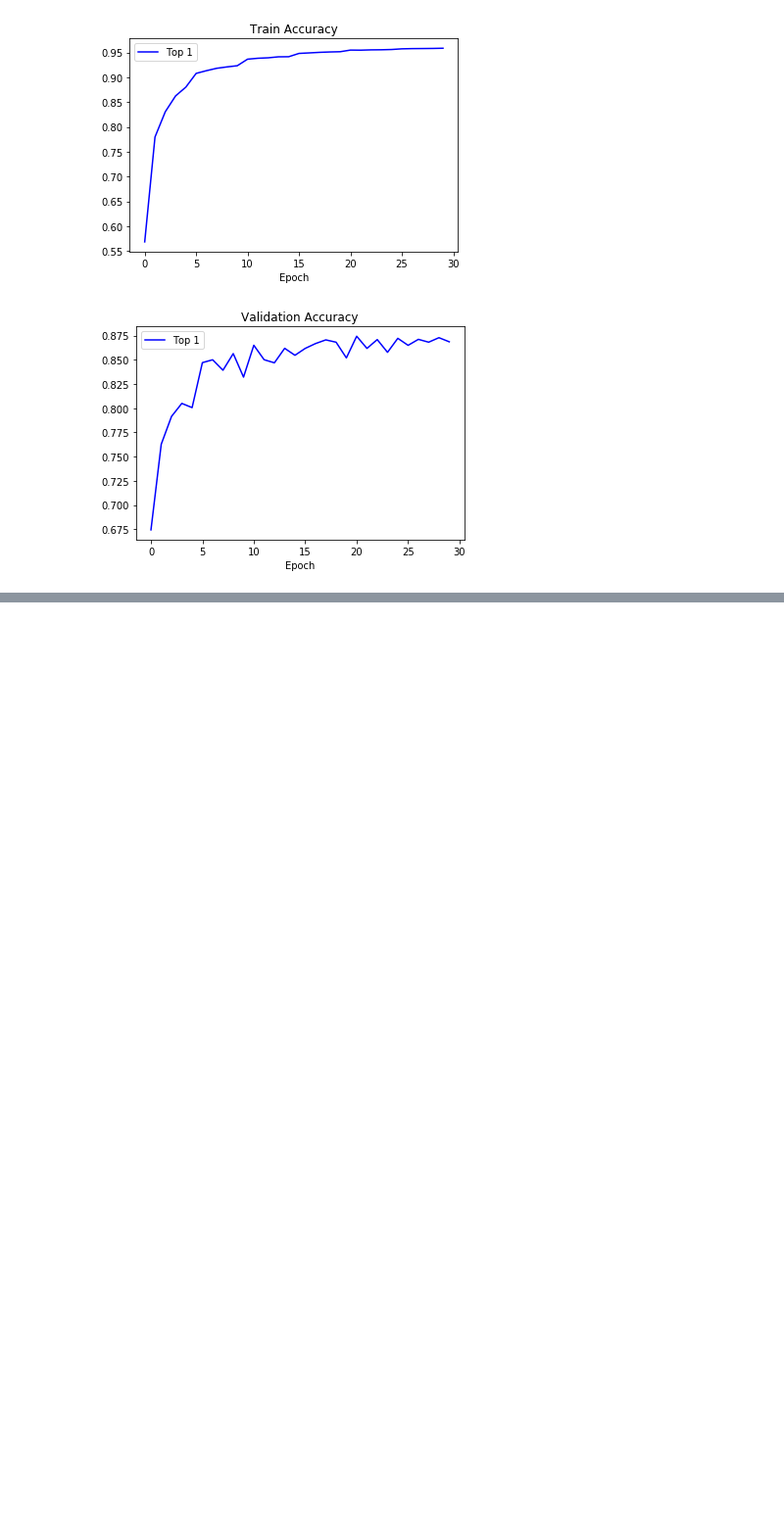
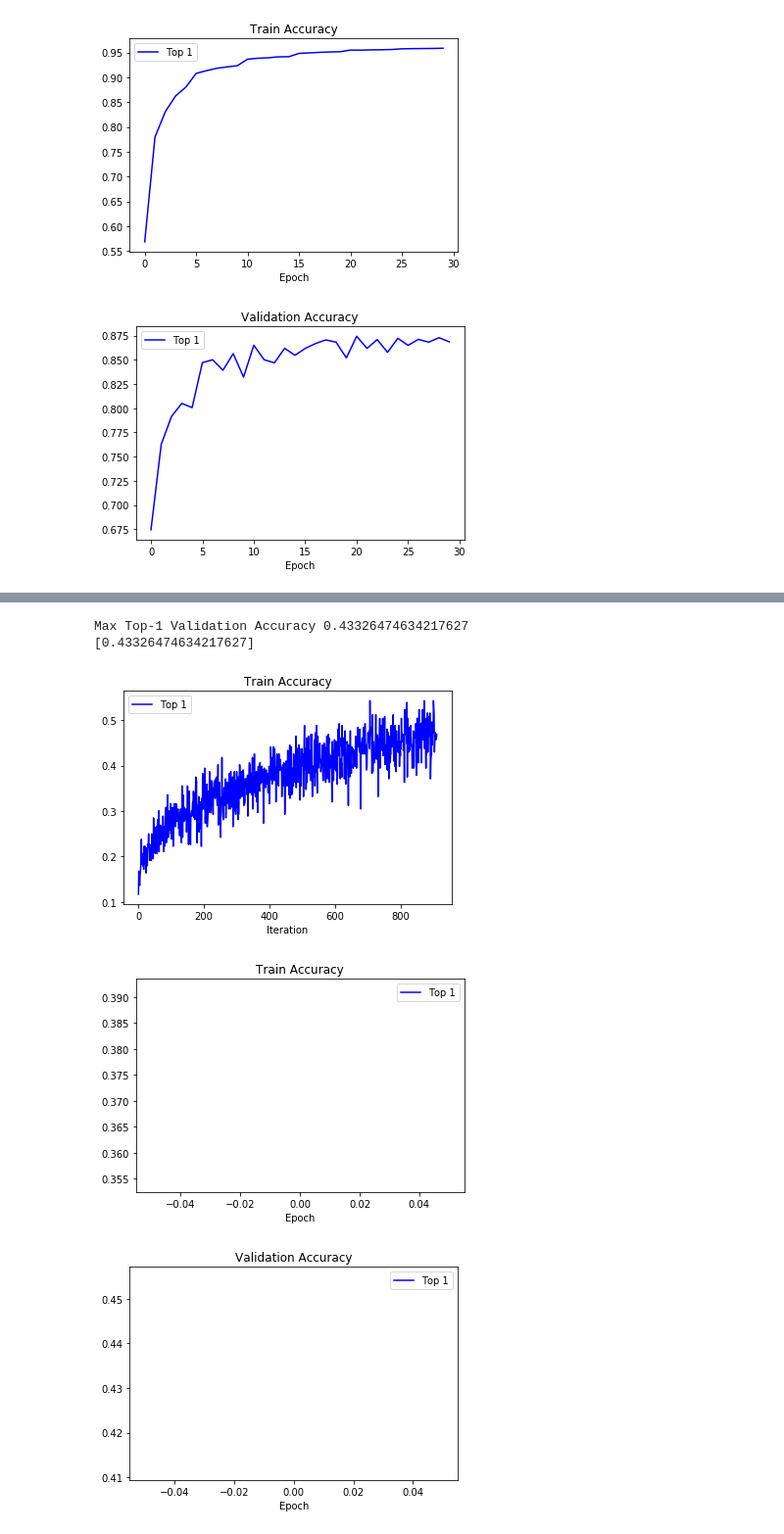
Before and after one commit to nathankong/3d_obj_recog, a Jupyter notebook: notebooks/PlotNorbTrainingCurvesNew.ipynb, the cells around one changed output, grey strips where cells are left out. Shown at 98% size. Saved outputs shown, nothing was run; the diff lists cells and outputs as text; code cells hidden in the pictures; blank space fills up the shorter version.

```diff
--- a/notebooks/PlotNorbTrainingCurvesNew.ipynb
+++ b/notebooks/PlotNorbTrainingCurvesNew.ipynb
@@ -82,0 +83,12 @@ Max Top-1 Validation Accuracy 0.8589677642565859
+# %%
+fname = "/mnt/fs5/nclkong/trained_models/norb/exp12_nlatent_100/results.pkl"
+res = load_results_pkl(fname)
+plot_acc_iter(res)
+plot_acc_epoch(res)
+plot_acc_epoch(res, train=False)
+# %% [output]
+Max Top-1 Validation Accuracy 0.43326474634217627
+[0.43326474634217627]
+[figure, added]
+[figure, added]
+[figure, added]
```
Also changed, not shown: parts of 1 cell of this notebook, 4 other files.
